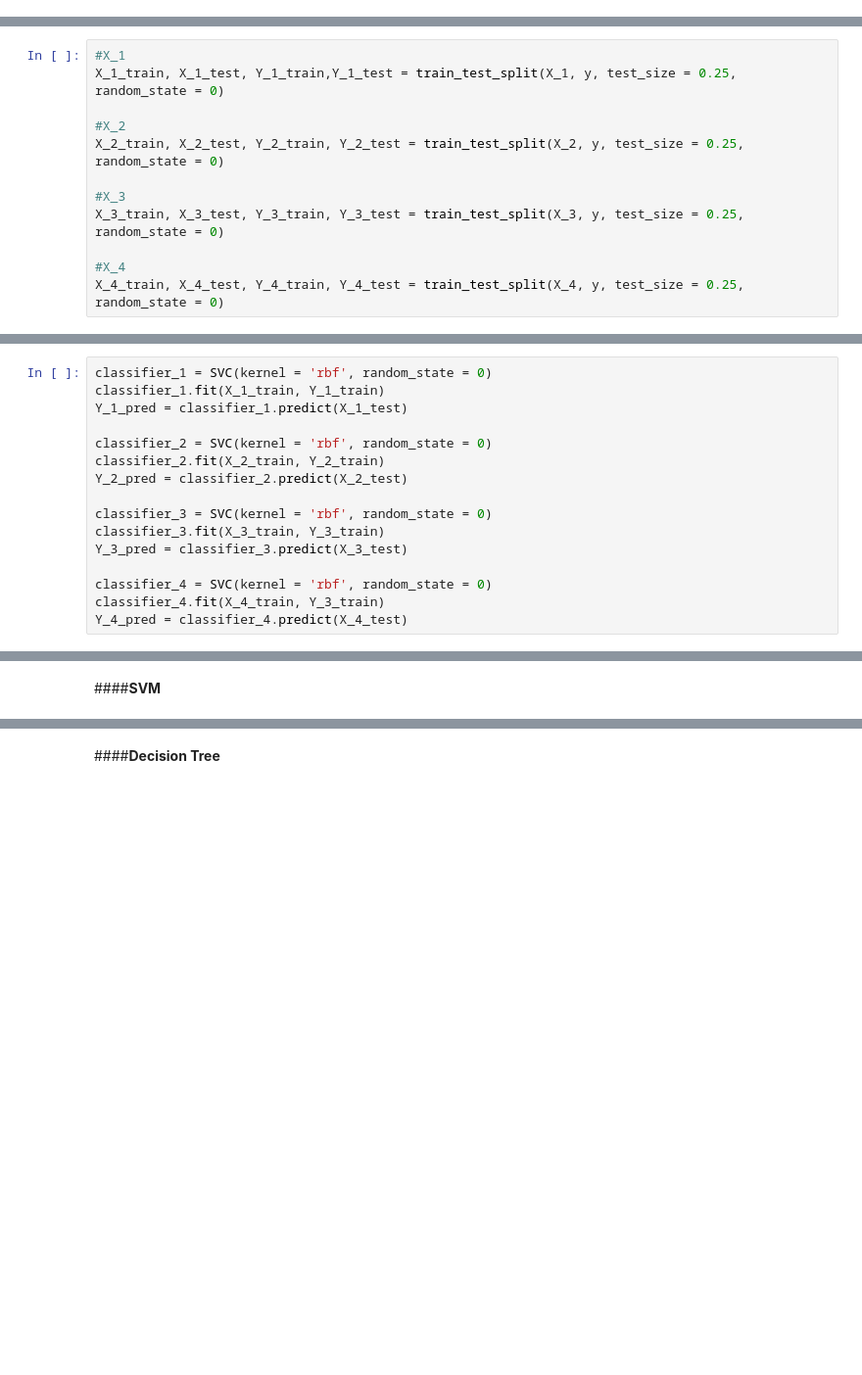
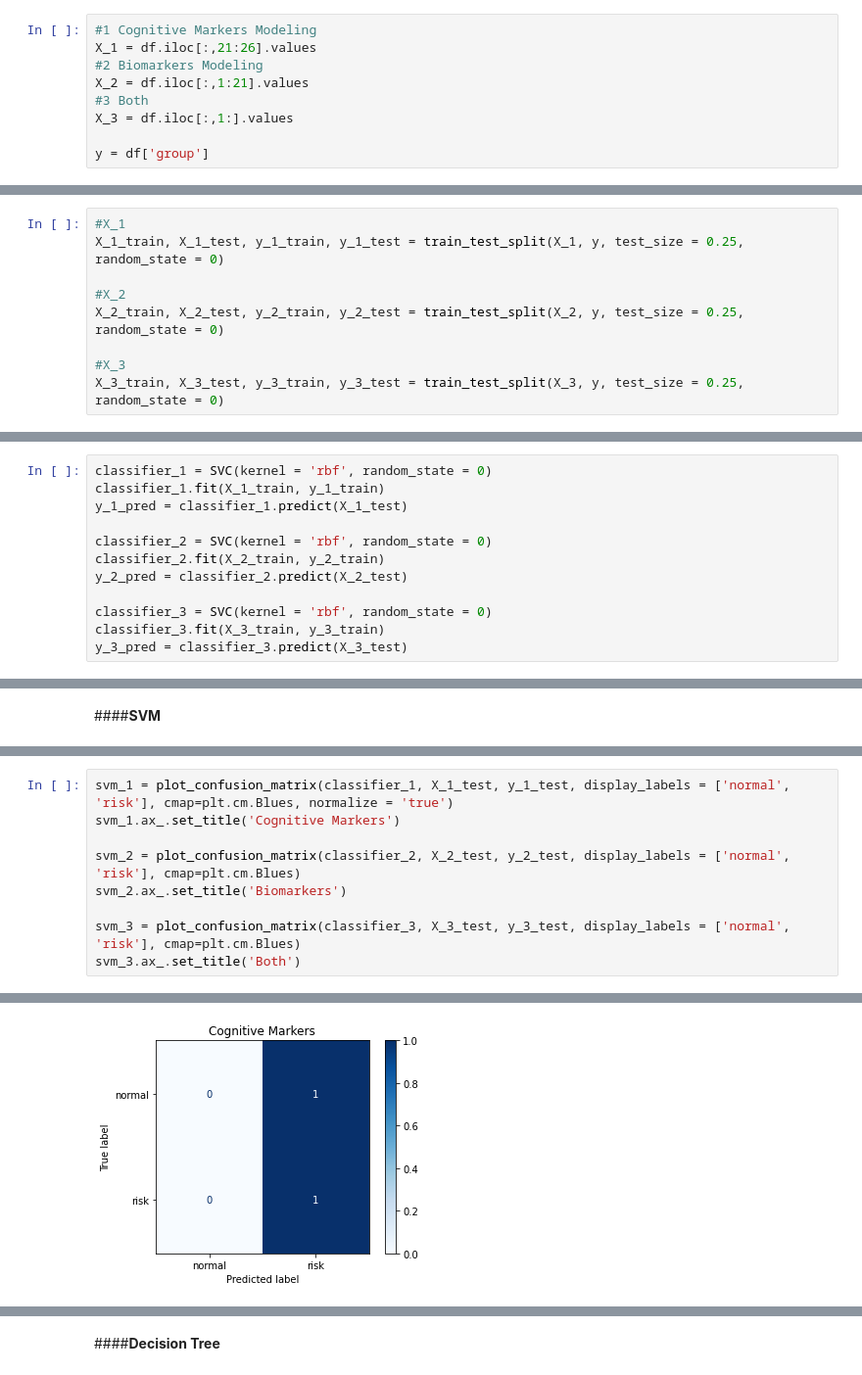
Before and after one commit to Sirabhop/Preclinical-AD-EEG-classification, a Jupyter notebook: Machine_Learning_Modeling.ipynb, the cells around one changed output, grey strips where cells are left out. Shown at 98% size. Cells and saved outputs as stored; diff of their text form; blank space fills up the shorter version.

```diff
--- a/Machine_Learning_Modeling.ipynb
+++ b/Machine_Learning_Modeling.ipynb
@@ -189,19 +108,25 @@ y = df['group']
+# %%
+#1 Cognitive Markers Modeling
+X_1 = df.iloc[:,21:26].values
+#2 Biomarkers Modeling
+X_2 = df.iloc[:,1:21].values
+#3 Both
+X_3 = df.iloc[:,1:].values
+
+y = df['group']
 # %% [markdown]
 ####**2) Seperate *Training Set* and *Test Set***
 # %%
 from sklearn.model_selection import train_test_split
 # %%
 #X_1
-X_1_train, X_1_test, Y_1_train,Y_1_test = train_test_split(X_1, y, test_size = 0.25, random_state = 0)
+X_1_train, X_1_test, y_1_train, y_1_test = train_test_split(X_1, y, test_size = 0.25, random_state = 0)
 
 #X_2
-X_2_train, X_2_test, Y_2_train, Y_2_test = train_test_split(X_2, y, test_size = 0.25, random_state = 0)
+X_2_train, X_2_test, y_2_train, y_2_test = train_test_split(X_2, y, test_size = 0.25, random_state = 0)
 
 #X_3
-X_3_train, X_3_test, Y_3_train, Y_3_test = train_test_split(X_3, y, test_size = 0.25, random_state = 0)
-
-#X_4
-X_4_train, X_4_test, Y_4_train, Y_4_test = train_test_split(X_4, y, test_size = 0.25, random_state = 0)
+X_3_train, X_3_test, y_3_train, y_3_test = train_test_split(X_3, y, test_size = 0.25, random_state = 0)
 # %% [markdown]
 ####**3) Model Building**
 # %%
@@ -210,20 +135,16 @@ from sklearn.tree import DecisionTreeClassifier, plot_tree
 from sklearn.tree import export_graphviz
 # %%
 classifier_1 = SVC(kernel = 'rbf', random_state = 0)
-classifier_1.fit(X_1_train, Y_1_train)
-Y_1_pred = classifier_1.predict(X_1_test)
+classifier_1.fit(X_1_train, y_1_train)
+y_1_pred = classifier_1.predict(X_1_test)
 
 classifier_2 = SVC(kernel = 'rbf', random_state = 0)
-classifier_2.fit(X_2_train, Y_2_train)
-Y_2_pred = classifier_2.predict(X_2_test)
+classifier_2.fit(X_2_train, y_2_train)
+y_2_pred = classifier_2.predict(X_2_test)
 
 classifier_3 = SVC(kernel = 'rbf', random_state = 0)
-classifier_3.fit(X_3_train, Y_3_train)
-Y_3_pred = classifier_3.predict(X_3_test)
-
-classifier_4 = SVC(kernel = 'rbf', random_state = 0)
-classifier_4.fit(X_4_train, Y_3_train)
-Y_4_pred = classifier_4.predict(X_4_test)
+classifier_3.fit(X_3_train, y_3_train)
+y_3_pred = classifier_3.predict(X_3_test)
 # %%
 classifier_1 = DecisionTreeClassifier(min_samples_split = 5)
 classifier_1.fit(X_1_train, Y_1_train)
@@ -287,0 +166,10 @@ cm_4 = con_mat_picture(Y_4_test, Y_4_pred, 'EEG & FCSRT dataset')
+# %%
+svm_1 = plot_confusion_matrix(classifier_1, X_1_test, y_1_test, display_labels = ['normal', 'risk'], cmap=plt.cm.Blues, normalize = 'true')
+svm_1.ax_.set_title('Cognitive Markers')
+
+svm_2 = plot_confusion_matrix(classifier_2, X_2_test, y_2_test, display_labels = ['normal', 'risk'], cmap=plt.cm.Blues)
+svm_2.ax_.set_title('Biomarkers')
+
+svm_3 = plot_confusion_matrix(classifier_3, X_3_test, y_3_test, display_labels = ['normal', 'risk'], cmap=plt.cm.Blues)
+svm_3.ax_.set_title('Both')
+# %% [output]
@@ -287,0 +177 @@ cm_4 = con_mat_picture(Y_4_test, Y_4_pred, 'EEG & FCSRT dataset')
+[figure, added]
```
Also changed, not shown: parts of 25 cells of this notebook.
